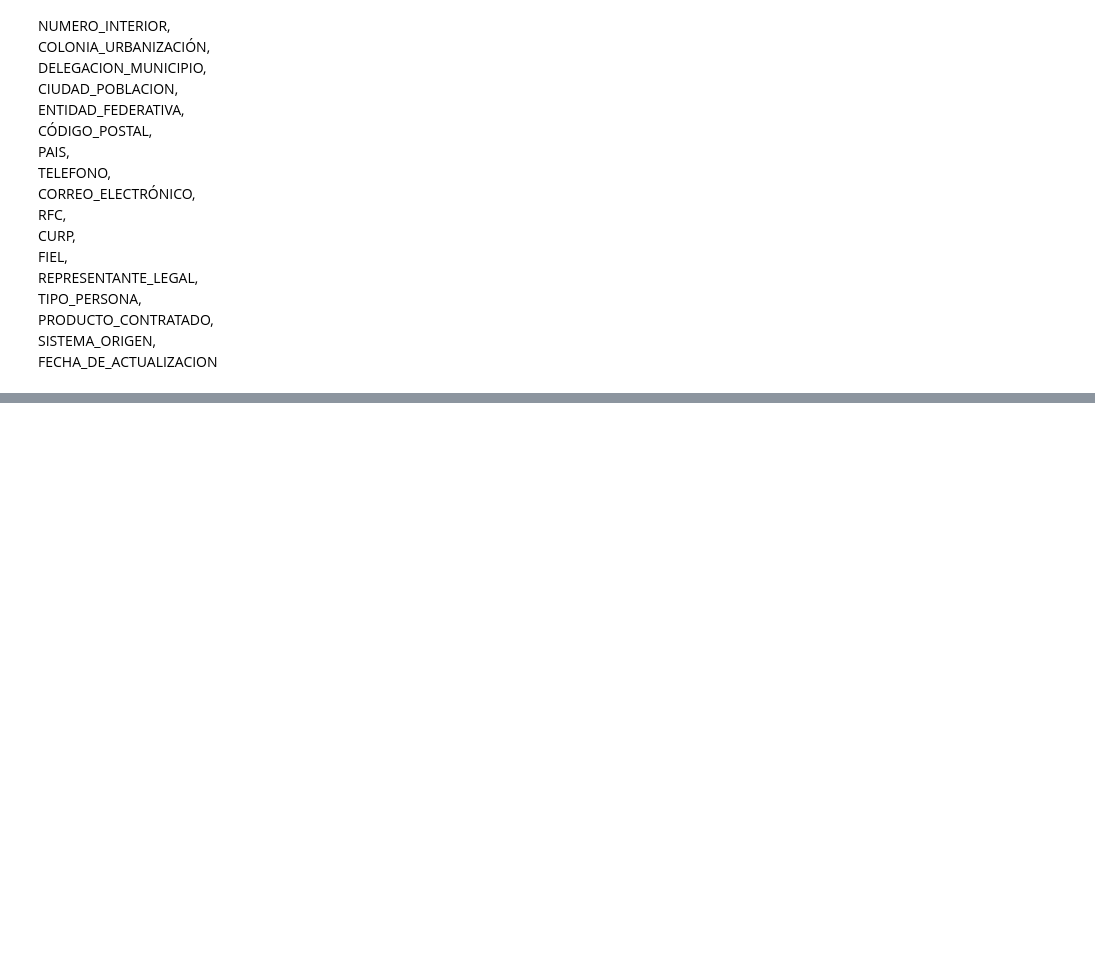
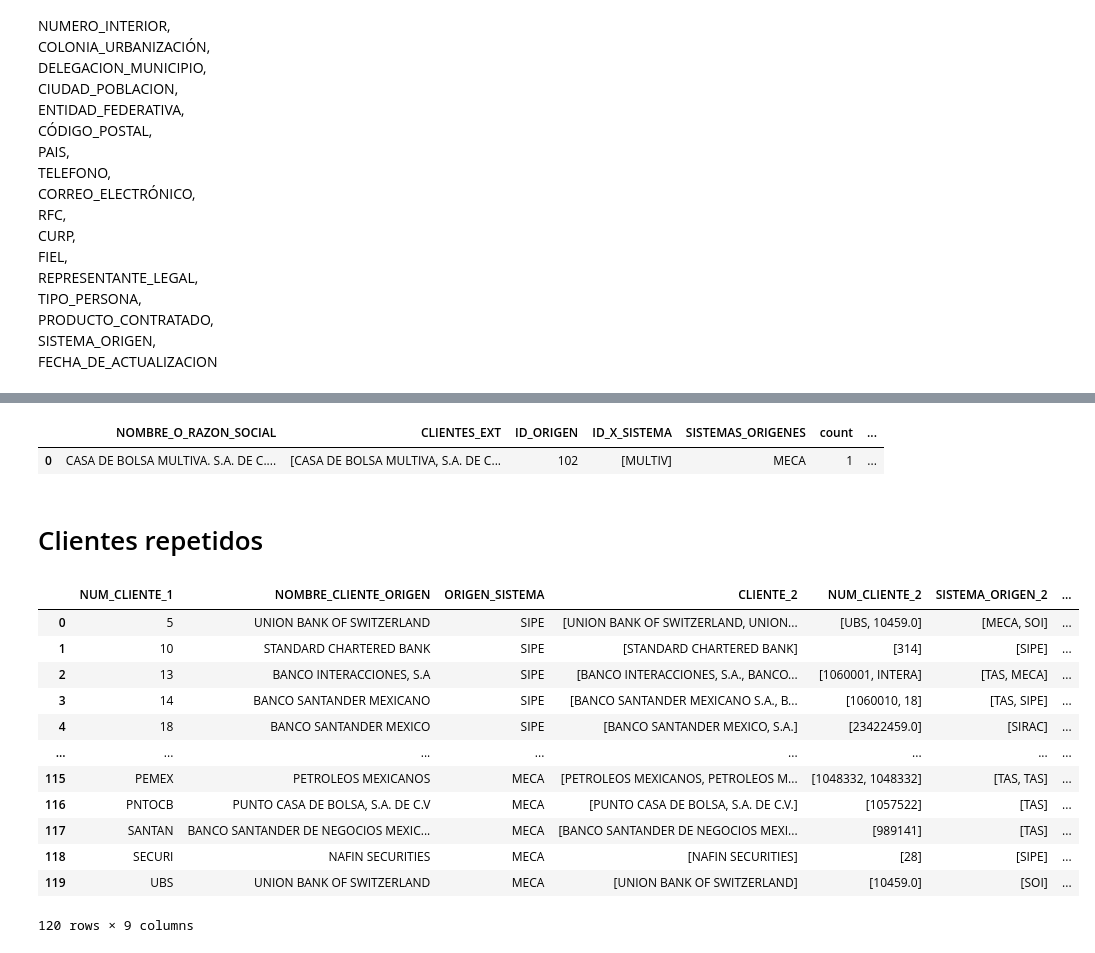
Before and after one commit to Ale1726/clientes_eda, a Jupyter notebook: tab_final.ipynb, the cells around one changed output, grey strips where cells are left out. Drawn from its saved outputs; the diff is of its cells as text; code cells hidden in the pictures; blank space fills up the shorter version.

```diff
--- a/tab_final.ipynb
+++ b/tab_final.ipynb
@@ -40,0 +279,7 @@ CIUDAD_POBLACION, <br>ENTIDAD_FEDERATIVA, <br>CÓDIGO_POSTAL,<br> PAIS,<br> TELE
+# %%
+grouped_df_tas[grouped_df_tas["ID_ORIGEN"]==102]
+# %% [output]
+|  | NOMBRE_O_RAZON_SOCIAL | CLIENTES_EXT | ID_ORIGEN | ID_X_SISTEMA | SISTEMAS_ORIGENES | count | ... |
+| 0 | CASA DE BOLSA MULTIVA. S.A. DE C.... | [CASA DE BOLSA MULTIVA, S.A. DE C... | 102 | [MULTIV] | MECA | 1 | ... |
+# %% [markdown]
+# Clientes repetidos
@@ -40,0 +334,53 @@ CIUDAD_POBLACION, <br>ENTIDAD_FEDERATIVA, <br>CÓDIGO_POSTAL,<br> PAIS,<br> TELE
+# %%
+lista_clt_rep = [grouped_df_meca,grouped_df_sims,grouped_df_sipe,grouped_df_sirac,grouped_df_soi,grouped_df_tas]
+# %%
+interseccion = pd.concat(lista_clt_rep).sort_values(by="NOMBRE_O_RAZON_SOCIAL")
+# %%
+comparacion = compara_nombres_2(interseccion,interseccion,"NOMBRE_O_RAZON_SOCIAL","NOMBRE_O_RAZON_SOCIAL",95)
+# %%
+comp_1 = comparacion[comparacion["NUM_CLIENTE_1"]!=comparacion["NUM_CLIENTE_2"]]
+
+idx = [((id1,id2),(id2,id1)) for id1, id2 in zip(comp_1['NUM_CLIENTE_1'].to_list(),comp_1['NUM_CLIENTE_2'].to_list())]
+for i in idx:
+    if (i[1], i[0]) in idx:
+        idx.remove((i[1], i[0]))
+
+
+ix = [ comp_1.loc[(comp_1['NUM_CLIENTE_1'] == i[0][0]) & (comp_1['NUM_CLIENTE_2'] == i[0][1])].index for i in idx]
+ix = [x[0] for x in ix]
+
+clt_repetidos=comp_1.loc[ix]
+clt_repetidos_id=clt_repetidos[['NUM_CLIENTE_1','NUM_CLIENTE_2']]
+
+grouped_df_cts = clt_repetidos.groupby("NUM_CLIENTE_1").agg({
+    "NUM_CLIENTE_2": list,
+    "SISTEMA_ORIGEN_2": list,
+    "CLIENTE_2": list
+    }).reset_index()
+grouped_df_cts["NOMBRE_CLIENTE_ORIGEN"] = grouped_df_cts["NUM_CLIENTE_1"].apply(lambda x:  clt_repetidos.loc[clt_repetidos["NUM_CLIENTE_1"] == x, "CLIENTE_1"].iloc[0])
+grouped_df_cts["ORIGEN_SISTEMA"] = grouped_df_cts["NUM_CLIENTE_1"].apply(lambda x:  clt_repetidos.loc[clt_repetidos["NUM_CLIENTE_1"] == x, "SISTEMA_ORIGEN_1"].iloc[0])
+grouped_df_cts["count"] = grouped_df_cts["NUM_CLIENTE_2"].apply(lambda x: len(x))
+grouped_df_cts = grouped_df_cts[["NUM_CLIENTE_1","NOMBRE_CLIENTE_ORIGEN", "ORIGEN_SISTEMA", "CLIENTE_2","NUM_CLIENTE_2" ,"SISTEMA_ORIGEN_2","count"]]
+
+grouped_df_cts["NUMERO_DE_CLIENTES"] = grouped_df_cts.apply(lambda row: f'{[row["NUM_CLIENTE_1"]] + row["NUM_CLIENTE_2"]}',axis=1)
+grouped_df_cts["SISTEMAS_PRESENTES"] = grouped_df_cts.apply(lambda row: f'{[row["ORIGEN_SISTEMA"]]+ row["SISTEMA_ORIGEN_2"]}',axis=1)
+clts_repetidos_sistemas = grouped_df_cts[["NOMBRE_CLIENTE_ORIGEN", "NUMERO_DE_CLIENTES","SISTEMAS_PRESENTES"]]
+clts_repetidos_sistemas = clts_repetidos_sistemas.drop_duplicates(subset=["NOMBRE_CLIENTE_ORIGEN"],keep="first")
+clts_repetidos_sistemas =clts_repetidos_sistemas.sort_values("NOMBRE_CLIENTE_ORIGEN").reset_index()
+clts_repetidos_sistemas = clts_repetidos_sistemas[["NOMBRE_CLIENTE_ORIGEN", "NUMERO_DE_CLIENTES","SISTEMAS_PRESENTES"]]
+# %%
+grouped_df_cts
+# %% [output]
+|  | NUM_CLIENTE_1 | NOMBRE_CLIENTE_ORIGEN | ORIGEN_SISTEMA | CLIENTE_2 | NUM_CLIENTE_2 | SISTEMA_ORIGEN_2 | ... |
+| 0 | 5 | UNION BANK OF SWITZERLAND | SIPE | [UNION BANK OF SWITZERLAND, UNION... | [UBS, 10459.0] | [MECA, SOI] | ... |
+| 1 | 10 | STANDARD CHARTERED BANK | SIPE | [STANDARD CHARTERED BANK] | [314] | [SIPE] | ... |
+| 2 | 13 | BANCO INTERACCIONES, S.A | SIPE | [BANCO INTERACCIONES, S.A., BANCO... | [1060001, INTERA] | [TAS, MECA] | ... |
+| 3 | 14 | BANCO SANTANDER MEXICANO | SIPE | [BANCO SANTANDER MEXICANO S.A., B... | [1060010, 18] | [TAS, SIPE] | ... |
+| 4 | 18 | BANCO SANTANDER MEXICO | SIPE | [BANCO SANTANDER MEXICO, S.A.] | [23422459.0] | [SIRAC] | ... |
+| ... | ... | ... | ... | ... | ... | ... | ... |
+| 115 | PEMEX | PETROLEOS MEXICANOS | MECA | [PETROLEOS MEXICANOS, PETROLEOS M... | [1048332, 1048332] | [TAS, TAS] | ... |
+| 116 | PNTOCB | PUNTO CASA DE BOLSA, S.A. DE C.V | MECA | [PUNTO CASA DE BOLSA, S.A. DE C.V.] | [1057522] | [TAS] | ... |
+| 117 | SANTAN | BANCO SANTANDER DE NEGOCIOS MEXIC... | MECA | [BANCO SANTANDER DE NEGOCIOS MEXI... | [989141] | [TAS] | ... |
+| 118 | SECURI | NAFIN SECURITIES | MECA | [NAFIN SECURITIES] | [28] | [SIPE] | ... |
+| 119 | UBS | UNION BANK OF SWITZERLAND | MECA | [UNION BANK OF SWITZERLAND] | [10459.0] | [SOI] | ... |
+120 rows × 9 columns
```
Also changed, not shown: parts of 45 cells of this notebook, 9 other files.
